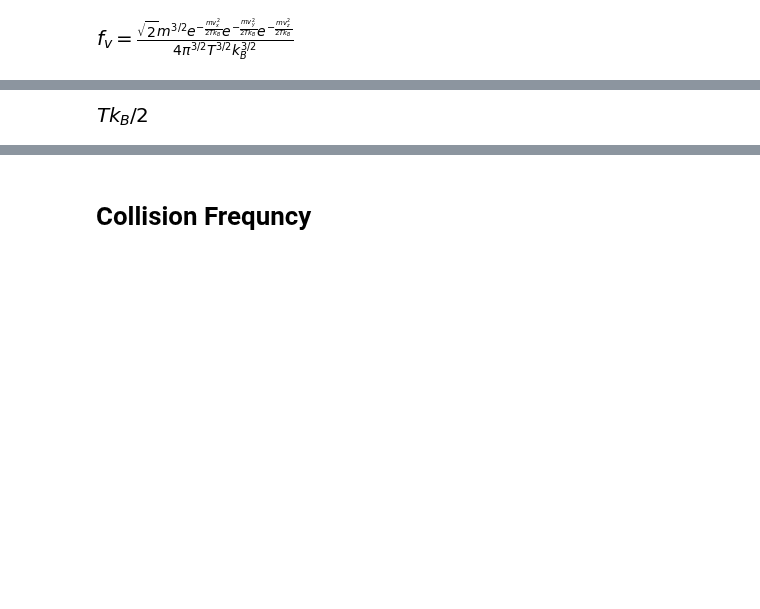
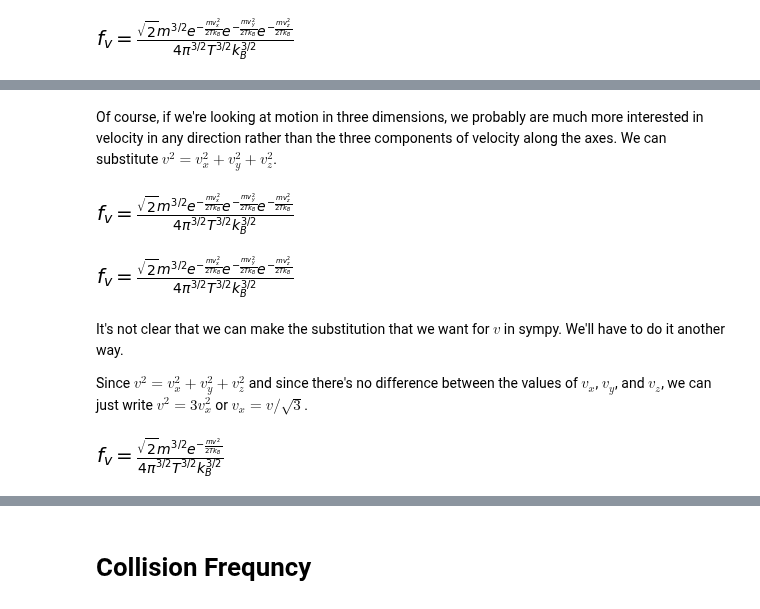
Before and after one commit to davis689/binder, a Jupyter notebook: CHEM452/Maxwell_Boltzmann.ipynb, the cells around one changed output, grey strips where cells are left out. Drawn from its saved outputs; the diff is of its cells as text; code cells hidden in the pictures; blank space fills up the shorter version.

```diff
--- a/CHEM452/Maxwell_Boltzmann.ipynb
+++ b/CHEM452/Maxwell_Boltzmann.ipynb
@@ -10,5 +10,5 @@ sp.init_printing()
 # Maxwell-Boltzmann distribution
 # %%
 eps,m,T,K=sp.symbols('varepsilon,m,T,K',positive=True,real=True)
-vx,vy,vz,fvx,fv=sp.symbols('v_x,v_y,v_z,f_{v_x},f_v',real=True)
+vx,vy,vz,fvx,fex,fv=sp.symbols('v_x,v_y,v_z,f_{v_x},f_x,f_v',real=True)
 kb=sp.symbols('k_B',constant=True,positive=True,real=True)
@@ -62,3 +59,0 @@ sp.integrate(sp.integrate(v**2*sp.sin(theta),(theta,0,sp.pi)),(phi,0,2*sp.pi))
-# %%
-mb3d=sp.Eq(fv,mb3d.rhs.subs(vx,v/sp.sqrt(3)).subs(vy,v/sp.sqrt(3)).subs(vz,v/sp.sqrt(3))*4*sp.pi*v**2)
-mb3d
@@ -115,5 +60,20 @@ vx_sqrd
-# %%
-Ek_avg=sp.integrate(mbx.rhs*vx**2*m/2,(vx,-oo,oo)) # average kinetic energy on x-axis
-Ek_avg
-# %% [output]
-[figure, removed]
+# %% [markdown]
+Of course, if we're looking at motion in three dimensions, we probably are much more interested in velocity in any direction rather than the three components of velocity along the axes. We can substitute $v^2=v_x^2+v_y^2+v_z^2$.
+# %%
+v,dv=sp.symbols('v,dv',real=True,positive=True)
+mb3d.subs(vx**2+vy**2+vz**2,v**2)
+# %% [output]
+[figure, added]
+# %%
+sp.powsimp(mb3d.subs(vx**2+vy**2+vz**2,v**2),force=True)
+# %% [output]
+[figure, added]
+# %% [markdown]
+It's not clear that we can make the substitution that we want for $v$ in sympy. We'll have to do it another way.
+
+Since $v^2=v_x^2+v_y^2+v_z^2$ and since there's no difference between the values of $v_x$, $v_y$, and $v_z$, we can just write $v^2=3 v_x^2$ or $v_x=v/\sqrt{3}$.
+# %%
+mb3d=sp.Eq(fv,mb3d.rhs.subs(vx,v/sp.sqrt(3)).subs(vy,v/sp.sqrt(3)).subs(vz,v/sp.sqrt(3)))
+mb3d
+# %% [output]
+[figure, added]
```
Also changed, not shown: parts of 83 cells of this notebook.
